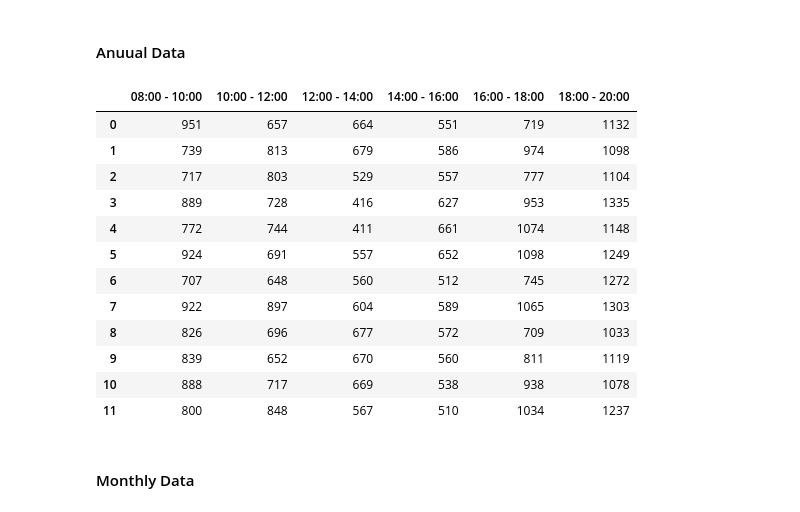
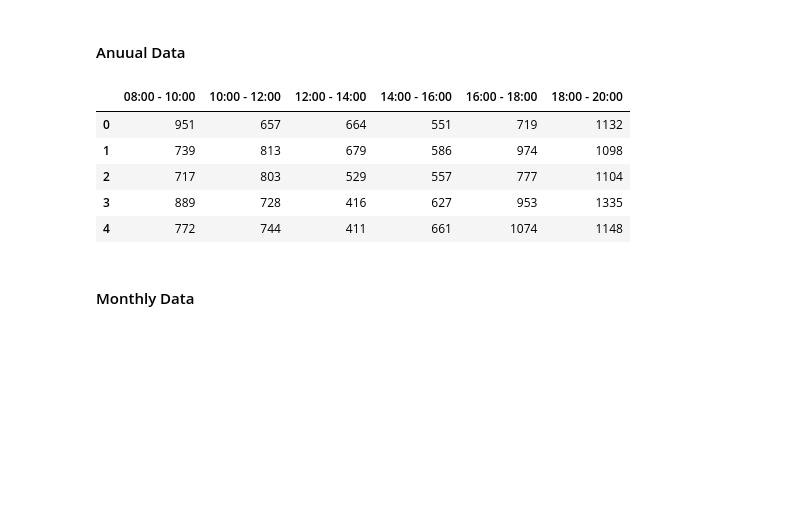
Before and after one commit to pratyayganguli/Dynamic-Pricing-Data-Visualization, a Jupyter notebook: notebook-files/dynamic-car-rental-pricing-algorithm.ipynb, the cells around one changed output. Drawn from its saved outputs; the diff is of its cells as text; code cells hidden in the pictures; blank space fills up the shorter version.

```diff
--- a/notebook-files/dynamic-car-rental-pricing-algorithm.ipynb
+++ b/notebook-files/dynamic-car-rental-pricing-algorithm.ipynb
@@ -81,21 +81,14 @@ monthlyDF = pd.read_csv(csvFile, names = [
 # %% [markdown]
 #### Anuual Data ####
 # %%
-annualDF
+annualDF.head()
 # %% [output]
 |  | 08:00 - 10:00 | 10:00 - 12:00 | 12:00 - 14:00 | 14:00 - 16:00 | 16:00 - 18:00 | 18:00 - 20:00 |
 | 0 | 951 | 657 | 664 | 551 | 719 | 1132 |
 | 1 | 739 | 813 | 679 | 586 | 974 | 1098 |
 | 2 | 717 | 803 | 529 | 557 | 777 | 1104 |
 | 3 | 889 | 728 | 416 | 627 | 953 | 1335 |
 | 4 | 772 | 744 | 411 | 661 | 1074 | 1148 |
-| 5 | 924 | 691 | 557 | 652 | 1098 | 1249 |
-| 6 | 707 | 648 | 560 | 512 | 745 | 1272 |
-| 7 | 922 | 897 | 604 | 589 | 1065 | 1303 |
-| 8 | 826 | 696 | 677 | 572 | 709 | 1033 |
-| 9 | 839 | 652 | 670 | 560 | 811 | 1119 |
-| 10 | 888 | 717 | 669 | 538 | 938 | 1078 |
-| 11 | 800 | 848 | 567 | 510 | 1034 | 1237 |
 # %% [markdown]
 #### Monthly Data ####
 # %%
```
Also changed, not shown: parts of 4 cells of this notebook, 11 other files.
